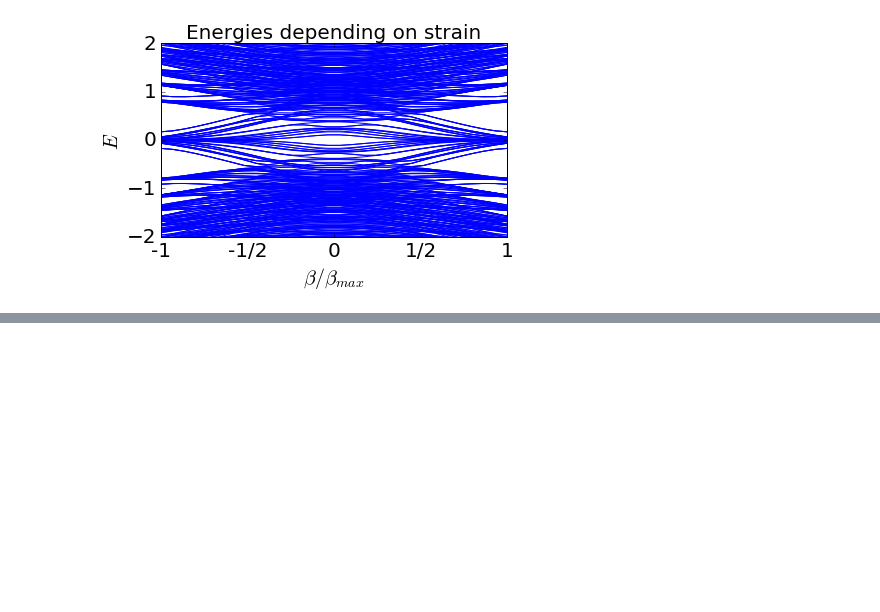
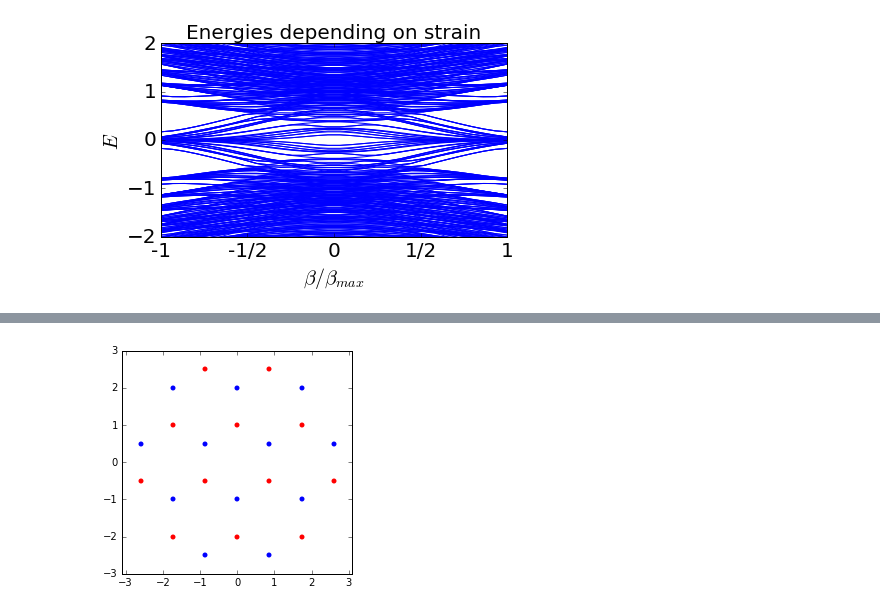
Before and after one commit to cpoli/tbee, a Jupyter notebook: TB/Examples_grapheneTB.ipynb, the cells around one changed output, grey strips where cells are left out. Saved outputs shown, nothing was run; the diff lists cells and outputs as text; code cells hidden in the pictures; blank space fills up the shorter version.

```diff
--- a/TB/Examples_grapheneTB.ipynb
+++ b/TB/Examples_grapheneTB.ipynb
@@ -669,0 +612,5 @@ Strain limits: [-0.2962953  0.2962973]
+# %%
+lat -= lat1
+lat.plot(ms=5);
+# %% [output]
+[figure, added]
```
Also changed, not shown: parts of 20 cells of this notebook, 31 other files.
